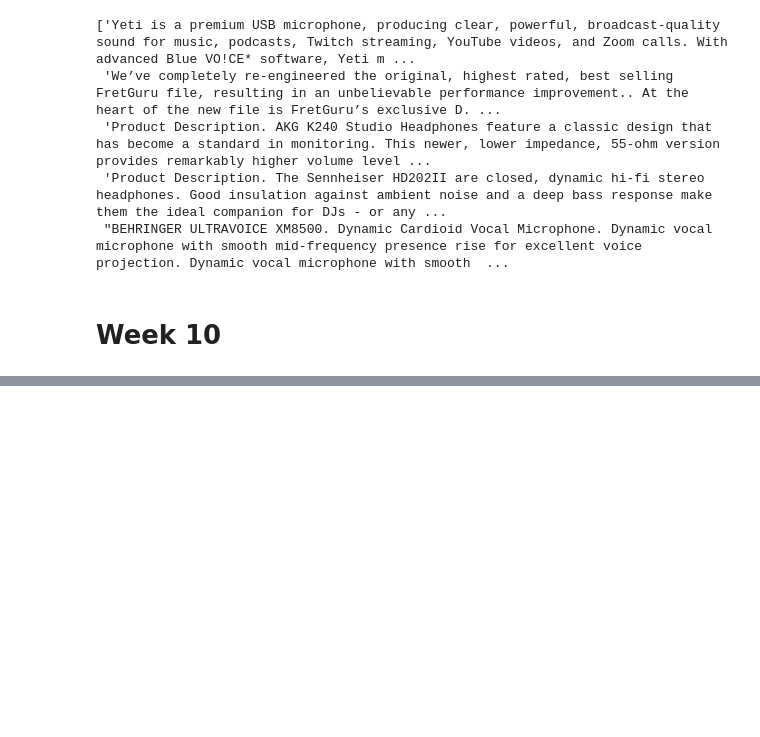
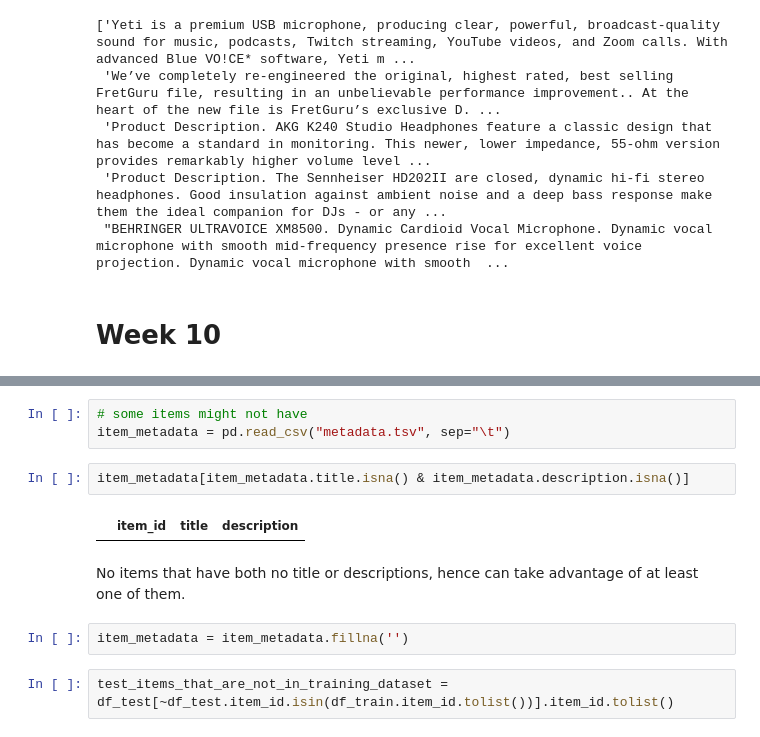
Before and after one commit to danielpenchev98/Web-Recommender-Systems-2025, a Jupyter notebook: project/project.ipynb, the cells around one changed output, grey strips where cells are left out. Cells and saved outputs as stored; diff of their text form; blank space fills up the shorter version.

```diff
--- a/project/project.ipynb
+++ b/project/project.ipynb
@@ -1499,0 +1557,13 @@ descriptions
+# %%
+# some items might not have
+item_metadata = pd.read_csv("metadata.tsv", sep="\t")
+# %%
+item_metadata[item_metadata.title.isna() & item_metadata.description.isna()]
+# %% [output]
+|  | item_id | title | description |
+# %% [markdown]
+No items that have both no title or descriptions, hence can take advantage of at least one of them.
+# %%
+item_metadata = item_metadata.fillna('')
+# %%
+test_items_that_are_not_in_training_dataset = df_test[~df_test.item_id.isin(df_train.item_id.tolist())].item_id.tolist()
```
Also changed, not shown: parts of 47 cells of this notebook, 2 other files.
